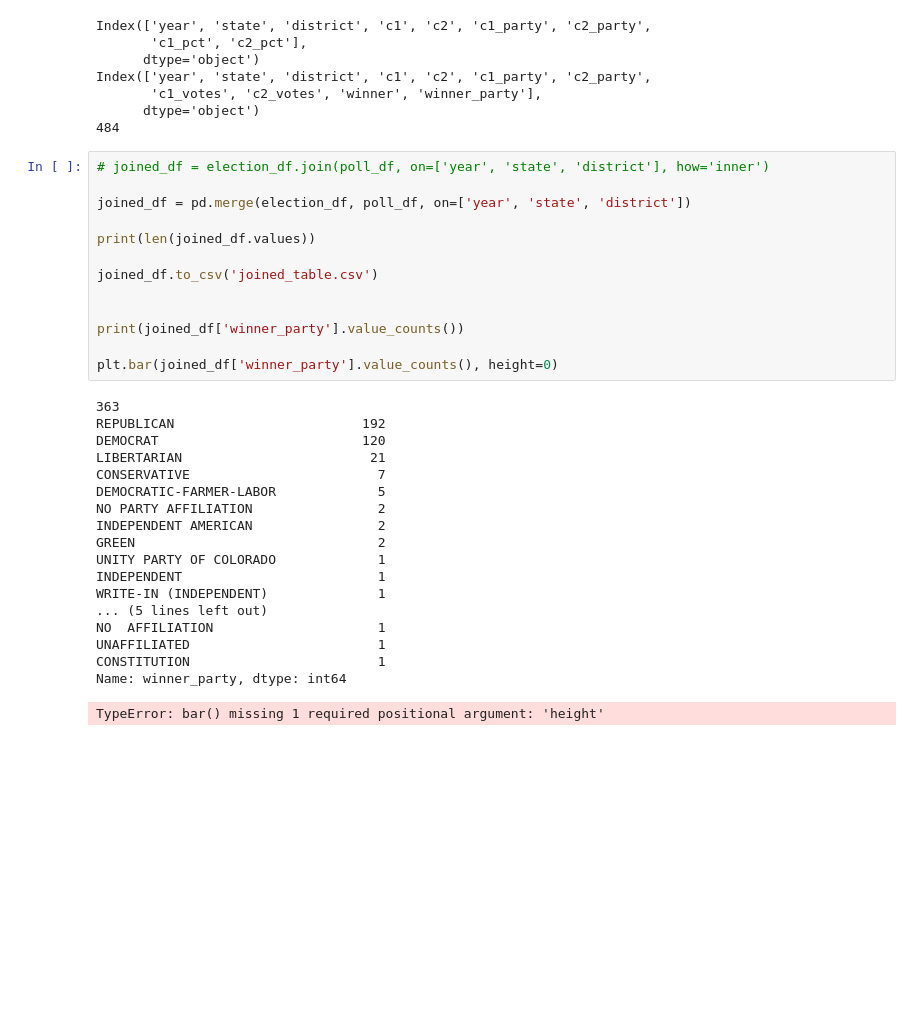
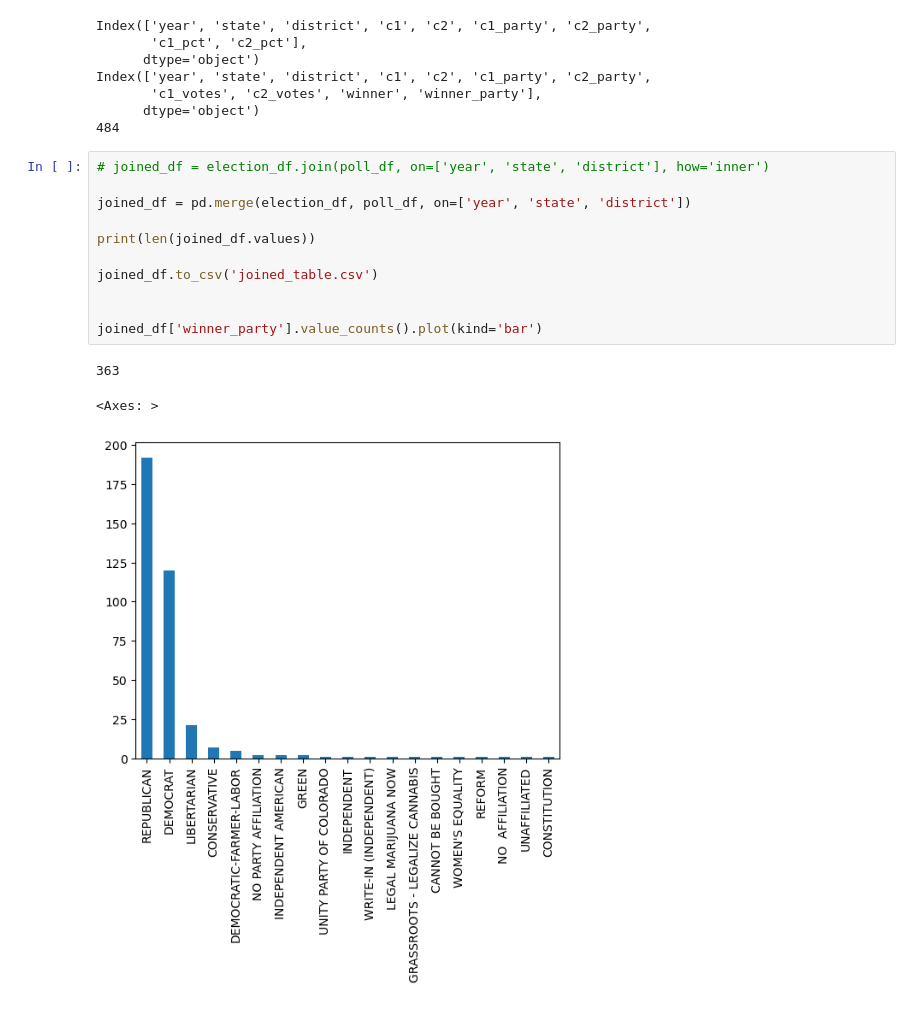
Before and after one commit to rystm01/CPSC322-FinalProject, a Jupyter notebook: clean.ipynb, the cells around one changed output. Drawn from its saved outputs; the diff is of its cells as text; blank space fills up the shorter version.

```diff
--- a/clean.ipynb
+++ b/clean.ipynb
@@ -121,32 +121,15 @@ Index(['year', 'state', 'district', 'c1', 'c2', 'c1_party', 'c2_party',
 # %%
 # joined_df = election_df.join(poll_df, on=['year', 'state', 'district'], how='inner')
 
 joined_df = pd.merge(election_df, poll_df, on=['year', 'state', 'district'])
 
 print(len(joined_df.values))
 
 joined_df.to_csv('joined_table.csv')
 
 
-print(joined_df['winner_party'].value_counts())
-
-plt.bar(joined_df['winner_party'].value_counts(), height=0)
+joined_df['winner_party'].value_counts().plot(kind='bar')
 # %% [output]
 363
-REPUBLICAN                        192
-DEMOCRAT                          120
-LIBERTARIAN                        21
-CONSERVATIVE                        7
-DEMOCRATIC-FARMER-LABOR             5
-NO PARTY AFFILIATION                2
-INDEPENDENT AMERICAN                2
-GREEN                               2
-UNITY PARTY OF COLORADO             1
-INDEPENDENT                         1
-WRITE-IN (INDEPENDENT)              1
-... (5 lines left out)
-NO  AFFILIATION                     1
-UNAFFILIATED                        1
-CONSTITUTION                        1
-Name: winner_party, dtype: int64
-TypeError: bar() missing 1 required positional argument: 'height'
+<Axes: >
+[figure, added]
```
Also changed, not shown: 1 other file.
